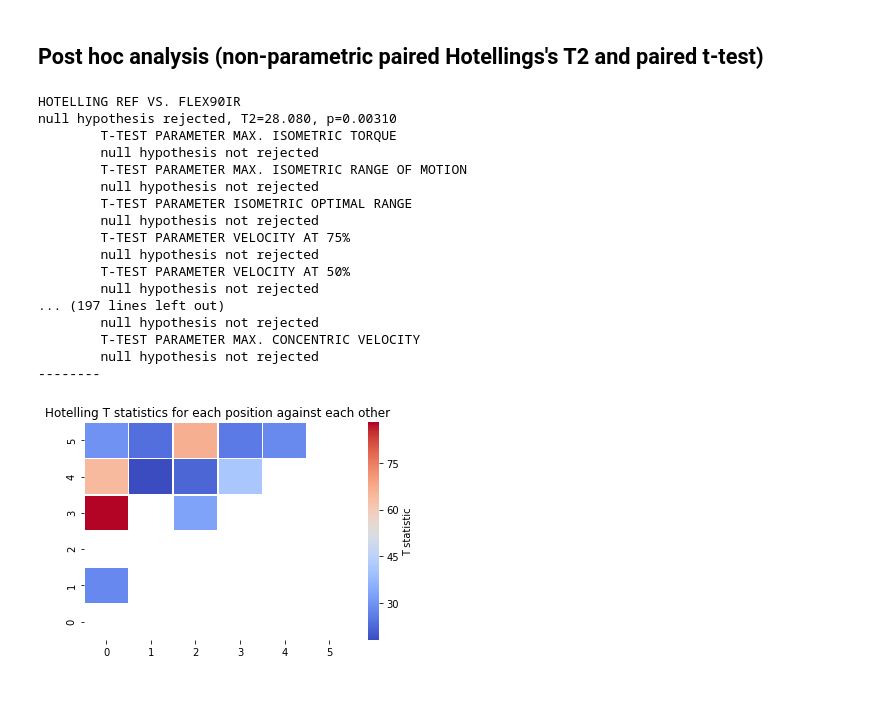
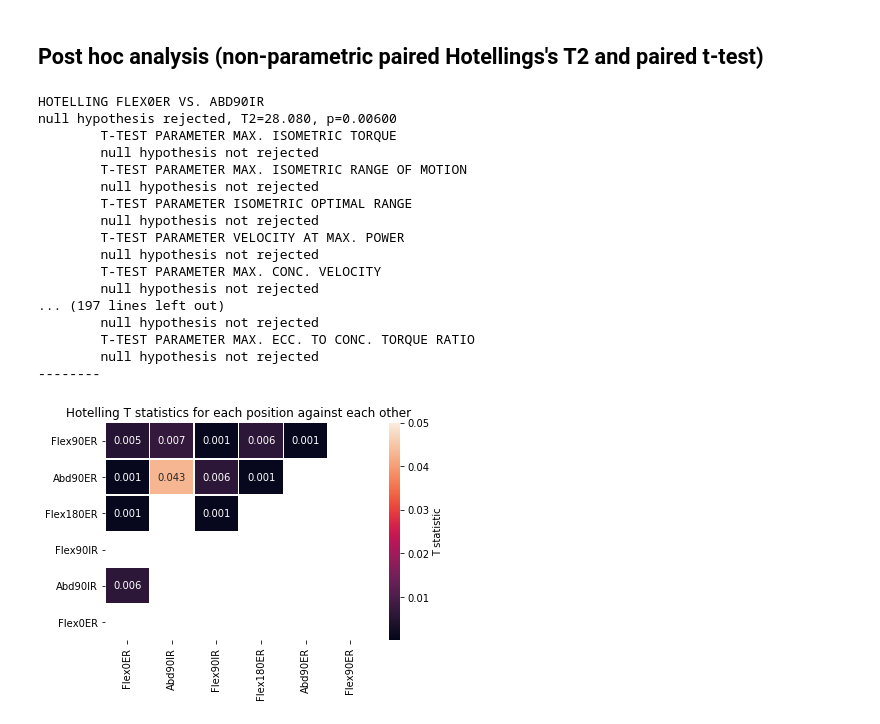
Before and after one commit to romainmartinez/envergo, a Jupyter notebook: 2_model_parameters.ipynb, the cells around one changed output. Cells and saved outputs as stored; diff of their text form; code cells hidden in the pictures; blank space fills up the shorter version.

Commit message:
use p-value instead of test T values | plot labels | new data

```diff
--- a/2_model_parameters.ipynb
+++ b/2_model_parameters.ipynb
@@ -20,7 +15,7 @@ import itertools
 import spm1d
 import os
 # %%
-path2data = '/home/romain/Downloads/envergo'
+path2data = '/home/romain/Desktop/envergo/parameter/'
 mat = sio.loadmat(os.path.join(path2data, 'Parametres.mat'))
 # %% [markdown]
 ## Data description
@@ -72,8 +67,9 @@ def display_results(spm, kind=None, title=None, indent=''):
     else:
         print(f'{indent}null hypothesis not rejected')
 # %%
-def spm_heatmap(df, title=None):
-    ax = sns.heatmap(df, linewidths=.5, cmap='coolwarm', cbar_kws={'label': 'T statistic'})
+def spm_heatmap(df, title=None, labels=None):
+    ax = sns.heatmap(df, linewidths=.5, cbar_kws={'label': 'T statistic'},
+                     vmin=0.0001, vmax=0.05, annot=True, xticklabels=labels, yticklabels=labels)
     ax.invert_yaxis()
     ax.set_title(title)
     plt.show()
@@ -81,7 +77,7 @@ def spm_heatmap(df, title=None):
 ## One-way MANOVA (non-parametric)
 # %%
 alpha = 0.05
-iterations = 100000
+iterations = 1000
 np.random.seed(0)
 
 m_spm = spm1d.stats.nonparam.manova1(y, positions)
@@ -100,10 +96,9 @@ null hypothesis rejected, X2=78.560, p=0.00003
 # %%
 n_positions = len(set(positions))
 combinations = itertools.combinations(range(n_positions), 2)
-names_positions = ['Ref', 'Flex90IR', 'Flex90ER', 'Flex180ER', 'Abd90ER', 'Abd90IR']
-names_parameters = ['Max. isometric torque', 'Max. isometric range of motion', 'Isometric optimal range',
-                    'Velocity at 75%', 'Velocity at 50%', 'Eccentrix to concentric index', 'Max. concentric velocity',
-                    'Velocity at maximal power', 'Max. eccentric to concentric velocity ratio', 'Max. eccentric to concentric torque ratio']
+names_positions = ['Flex0ER', 'Abd90IR', 'Flex90IR', 'Flex180ER', 'Abd90ER', 'Flex90ER']
+names_parameters = ['Max. isometric torque', 'Max. isometric range of motion', 'Isometric optimal range', 'Velocity at max. power',
+                   'Max. conc. velocity', 'Max. ecc. velocity', 'Max. ecc. to conc. torque ratio']
 H_heatmap = np.full([6, 6], np.nan)
 T_heatmap = np.full([6, 6, 7], np.nan)
 
@@ -116,7 +111,7 @@ for A, B in combinations:
 
     display_results(h_spmi, title=f'hotelling {names_positions[A]} vs. {names_positions[B]}', kind='hotelling')
     if h_spmi.h0reject:
-        H_heatmap[B, A] = h_spmi.z
+        H_heatmap[B, A] = h_spmi.p
         for iparameter in range(nparameter):
             t_spm = spm1d.stats.nonparam.ttest_paired(yA[:, iparameter], yB[:, iparameter])
             t_spmi = t_spm.inference(alpha, two_tailed=True, iterations=iterations, force_iterations=True)
@@ -124,29 +119,29 @@ for A, B in combinations:
             display_results(t_spmi, title=f'\tt-test parameter {names_parameters[iparameter]}', kind='t-test', indent='\t')
 
             if t_spmi.h0reject:
-                T_heatmap[B, A, iparameter] = h_spmi.z
+                T_heatmap[B, A, iparameter] = h_spmi.p
     print('--------')
 # %% [output]
-HOTELLING REF VS. FLEX90IR
-null hypothesis rejected, T2=28.080, p=0.00310
+HOTELLING FLEX0ER VS. ABD90IR
+null hypothesis rejected, T2=28.080, p=0.00600
         T-TEST PARAMETER MAX. ISOMETRIC TORQUE
         null hypothesis not rejected
         T-TEST PARAMETER MAX. ISOMETRIC RANGE OF MOTION
         null hypothesis not rejected
         T-TEST PARAMETER ISOMETRIC OPTIMAL RANGE
         null hypothesis not rejected
-        T-TEST PARAMETER VELOCITY AT 75%
+        T-TEST PARAMETER VELOCITY AT MAX. POWER
         null hypothesis not rejected
-        T-TEST PARAMETER VELOCITY AT 50%
+        T-TEST PARAMETER MAX. CONC. VELOCITY
         null hypothesis not rejected
 ... (197 lines left out)
         null hypothesis not rejected
-        T-TEST PARAMETER MAX. CONCENTRIC VELOCITY
+        T-TEST PARAMETER MAX. ECC. TO CONC. TORQUE RATIO
         null hypothesis not rejected
 --------
 # %%
-spm_heatmap(H_heatmap, title='Hotelling T statistics for each position against each other')
+spm_heatmap(H_heatmap, title='Hotelling T statistics for each position against each other', labels=names_positions)
 # %% [output]
-[figure, old version]
+[figure, new version]
 # %%
 for iparameter in range(nparameter):
```
Also changed, not shown: parts of 4 cells of this notebook, 1 other file.
